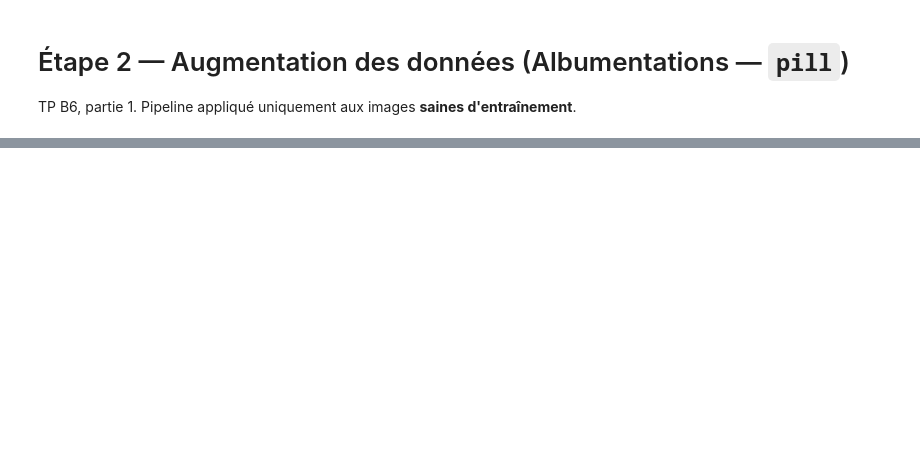
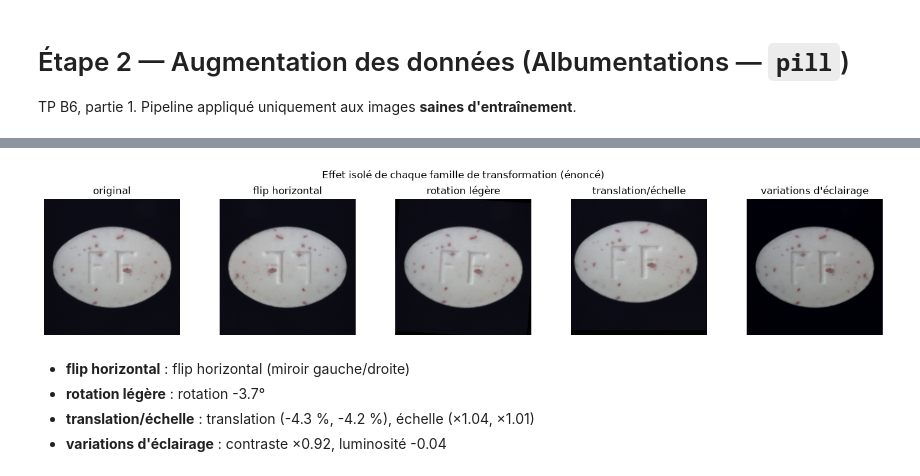
Before and after one commit to palauzet/AELION_Deep_Learning_IA, a Jupyter notebook: notebooks/02_augmentation.ipynb, the cells around one changed output, grey strips where cells are left out. Saved outputs shown, nothing was run; the diff lists cells and outputs as text; code cells hidden in the pictures; blank space fills up the shorter version.

```diff
--- a/notebooks/02_augmentation.ipynb
+++ b/notebooks/02_augmentation.ipynb
@@ -18 +25,36 @@ pipeline = build_augmentation_pipeline()
+# %%
+demo_transforms = {
+    "flip horizontal": A.ReplayCompose([A.HorizontalFlip(p=1.0)]),
+    "rotation légère": A.ReplayCompose([A.Rotate(limit=15, border_mode=0, p=1.0)]),
+    "translation/échelle": A.ReplayCompose(
+        [A.Affine(translate_percent=(-0.05, 0.05), scale=(0.95, 1.05), border_mode=0, p=1.0)]
+    ),
+    "variations d'éclairage": A.ReplayCompose(
+        [A.RandomBrightnessContrast(brightness_limit=0.15, contrast_limit=0.15, p=1.0)]
+    ),
+}
+
+demo_results = {name: tf(image=original) for name, tf in demo_transforms.items()}
+
+fig, axes = plt.subplots(1, len(demo_results) + 1, figsize=(3 * (len(demo_results) + 1), 3))
+axes[0].imshow(original)
+axes[0].set_title("original")
+axes[0].axis("off")
+for i, (name, result) in enumerate(demo_results.items(), start=1):
+    axes[i].imshow(result["image"])
+    axes[i].set_title(name)
+    axes[i].axis("off")
+fig.suptitle("Effet isolé de chaque famille de transformation (énoncé)")
+fig.tight_layout()
+fig.savefig(FIGURES_DIR / "02_transformations_isolees.png", dpi=150)
+plt.show()
+
+lines = [f"- **{name}** : {describe_replay(result['replay'])}" for name, result in demo_results.items()]
+display(Markdown(chr(10).join(lines)))
+# %% [output]
+[figure, added]
+- **flip horizontal** : flip horizontal (miroir gauche/droite)
+- **rotation légère** : rotation -3.7°
+- **translation/échelle** : translation (-4.3 %, -4.2 %), échelle (×1.04, ×1.01)
+- **variations d'éclairage** : contraste ×0.92, luminosité -0.04
 # %% [markdown]
```
Also changed, not shown: parts of 5 cells of this notebook, 3 other files.
